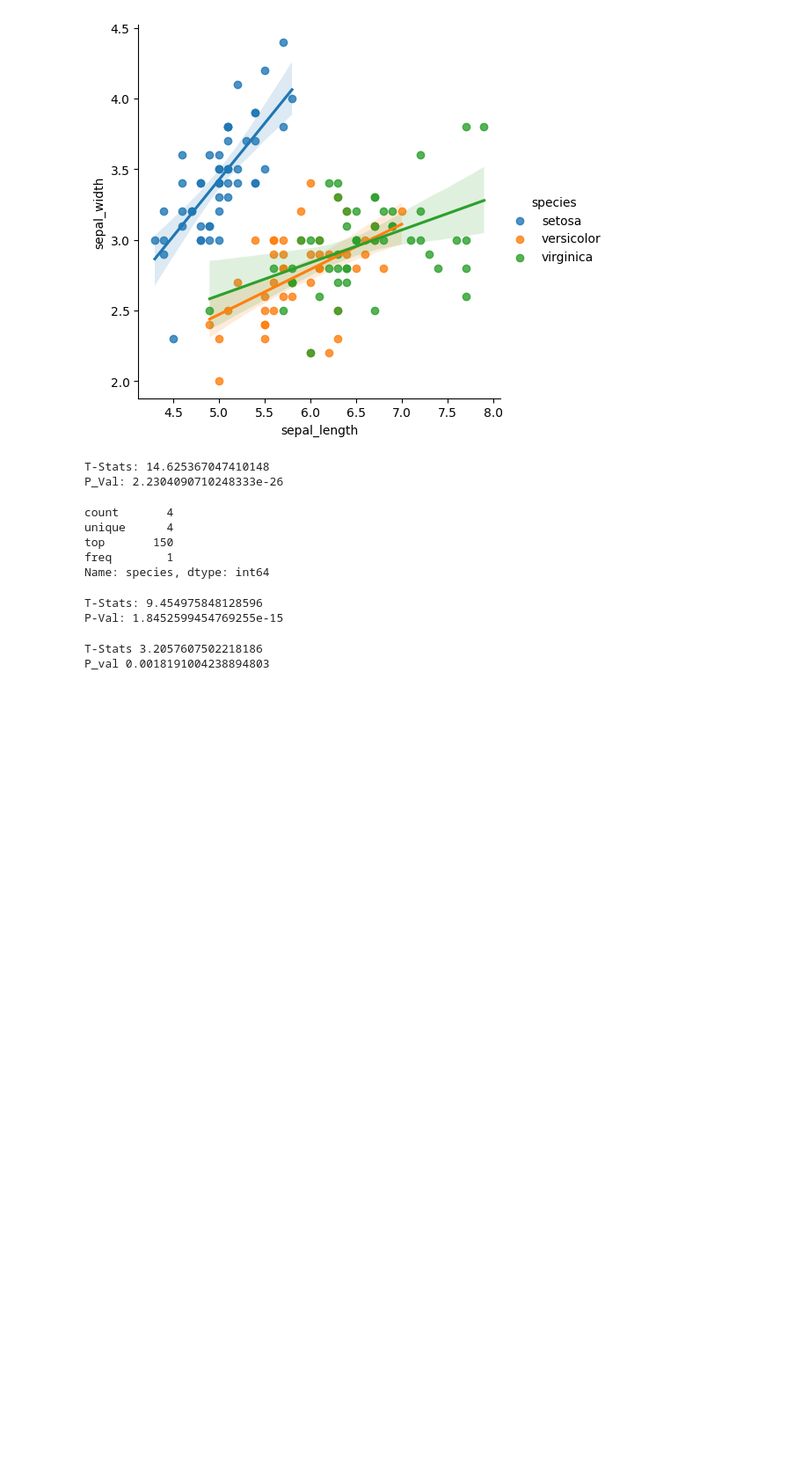
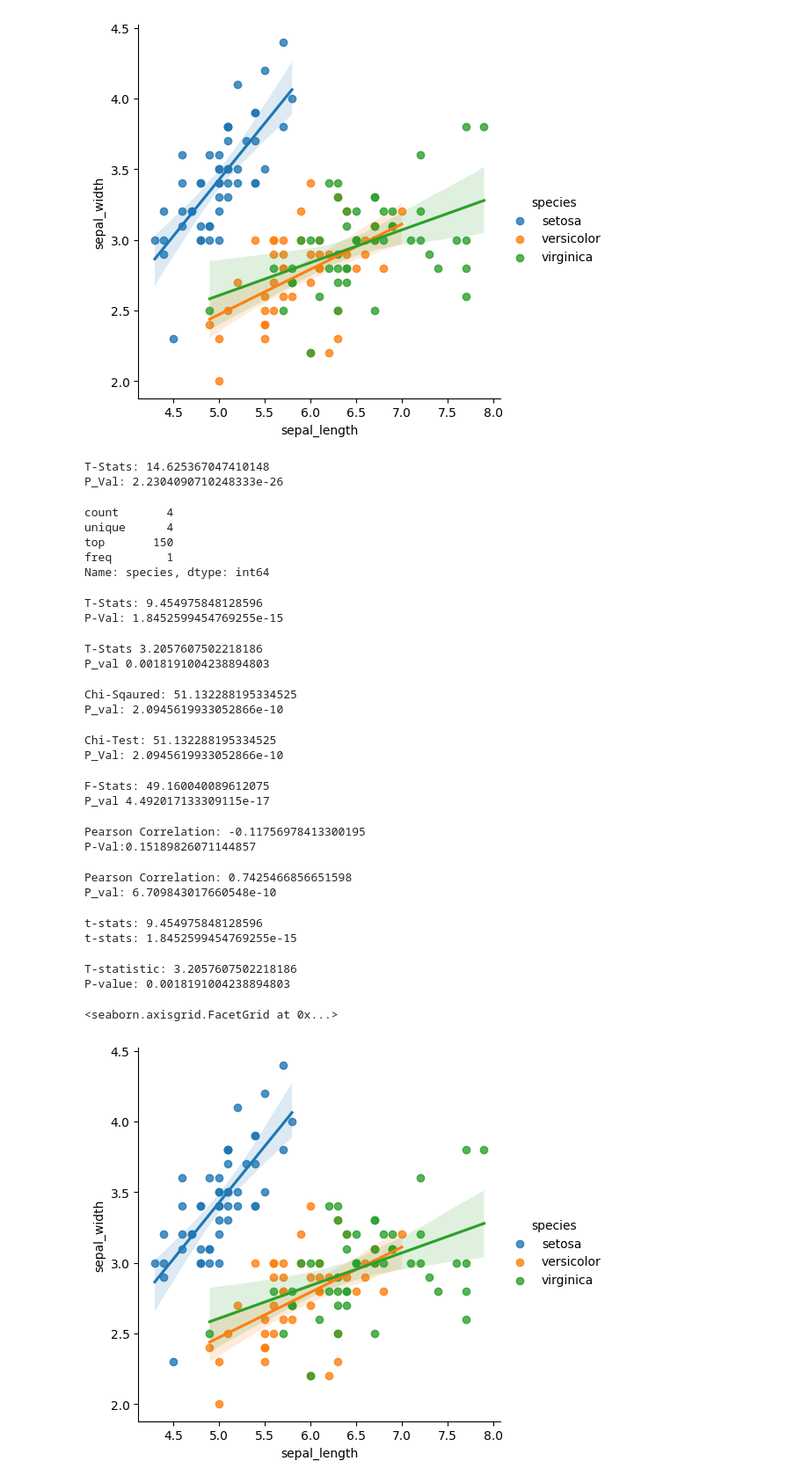
Before and after one commit to Aimal10/schulich_data_science_1, a Jupyter notebook: Practice/Stat_Prac.ipynb, the cells around one changed output. Shown at 88% size. Drawn from its saved outputs; the diff is of its cells as text; code cells hidden in the pictures; blank space fills up the shorter version.

```diff
--- a/Practice/Stat_Prac.ipynb
+++ b/Practice/Stat_Prac.ipynb
@@ -143,3 +143,77 @@ print(f"P_val {p_val}")
 # %% [output]
 T-Stats 3.2057607502218186
 P_val 0.0018191004238894803
+# %%
+iris['sepal_width_cat'] = pd.cut(iris['sepal_width'], bins=[0, 3, 3.5, 4])
+contingency_table= pd.crosstab(iris['species'], iris['sepal_width_cat'])
+
+chi2, p_val, dof, expected = stats.chi2_contingency(contingency_table)
+
+print(f"Chi-Sqaured: {chi2}" )
+print(f"P_val: {p_val}")
+# %% [output]
+Chi-Sqaured: 51.132288195334525
+P_val: 2.0945619933052866e-10
+# %%
+iris['sepal_width_cat']= pd.cut(iris['sepal_width'], bins=[0,3,3.5,4])
+contingency_table = pd.crosstab(iris['species'],iris['sepal_width_cat'])
+
+chi2,p_val,dof,expected = stats.chi2_contingency(contingency_table)
+
+print(f"Chi-Test: {chi2}")
+print(f"P_Val: {p_val}")
+# %% [output]
+Chi-Test: 51.132288195334525
+P_Val: 2.0945619933052866e-10
+# %%
+setosa = iris[iris['species'] == 'setosa']['sepal_width']
+versicolor = iris[iris['species'] == 'versicolor']['sepal_width']
+virginica = iris[iris['species'] == 'virginica']['sepal_width']
+
+f_stat , p_val =stats.f_oneway(setosa,versicolor,virginica)
+print(F"F-Stats: {f_stat}")
+print(F"P_val {p_val}")
+# %% [output]
+F-Stats: 49.160040089612075
+P_val 4.492017133309115e-17
+# %%
+pearson_corr, p_val =stats.pearsonr(iris['sepal_length'], iris['sepal_width'])
+
+print(f"Pearson Correlation: {pearson_corr}")
+print(F"P-Val:{p_val}")
+# %% [output]
+Pearson Correlation: -0.11756978413300195
+P-Val:0.15189826071144857
+# %%
+pearson_corr,p_val = stats.pearsonr(iris[iris['species']=='setosa']['sepal_length'],iris[iris['species']=='setosa']['sepal_width'])
+print(F"Pearson Correlation: {pearson_corr}")
+print(F"P_val: {p_val}")
+# %% [output]
+Pearson Correlation: 0.7425466856651598
+P_val: 6.709843017660548e-10
+# %%
+setosa_1 =iris[iris['species'] == 'setosa']['sepal_width']
+versicolor_1=iris[iris['species']== 'versicolor']['sepal_width']
+
+t_stat, p_val = stats.ttest_ind(setosa_1, versicolor_1)
+
+print(f"t-stats: {t_stat}")
+print(f"t-stats: {p_val}")
+# %% [output]
+t-stats: 9.454975848128596
+t-stats: 1.8452599454769255e-15
+# %%
+virginica_1 = iris[iris['species']=='virginica']['sepal_width']
+versicolor_1= versicolor_1
+
+t_stat,p_val= stats.ttest_ind(virginica_1,versicolor_1)
+print(f"T-statistic: {t_stat}")
+print(f"P-value: {p_val}")
+# %% [output]
+T-statistic: 3.2057607502218186
+P-value: 0.0018191004238894803
+# %%
+sns.lmplot(data = iris, x='sepal_length', y='sepal_width' , hue='species')
+# %% [output]
+<seaborn.axisgrid.FacetGrid at 0x...>
+[figure, added]
```
Also changed, not shown: parts of 6 cells of this notebook, 5 other files.
